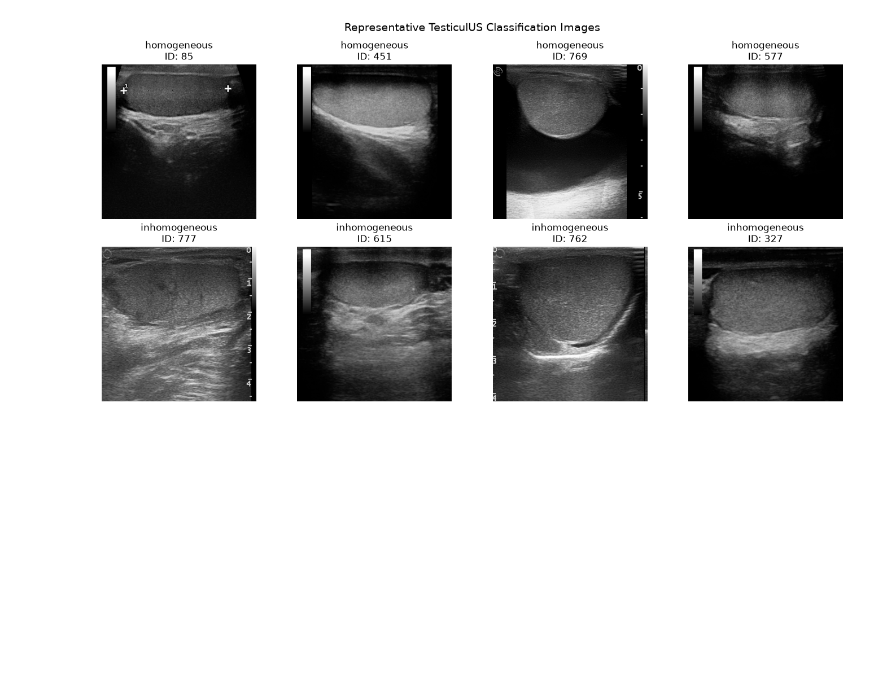
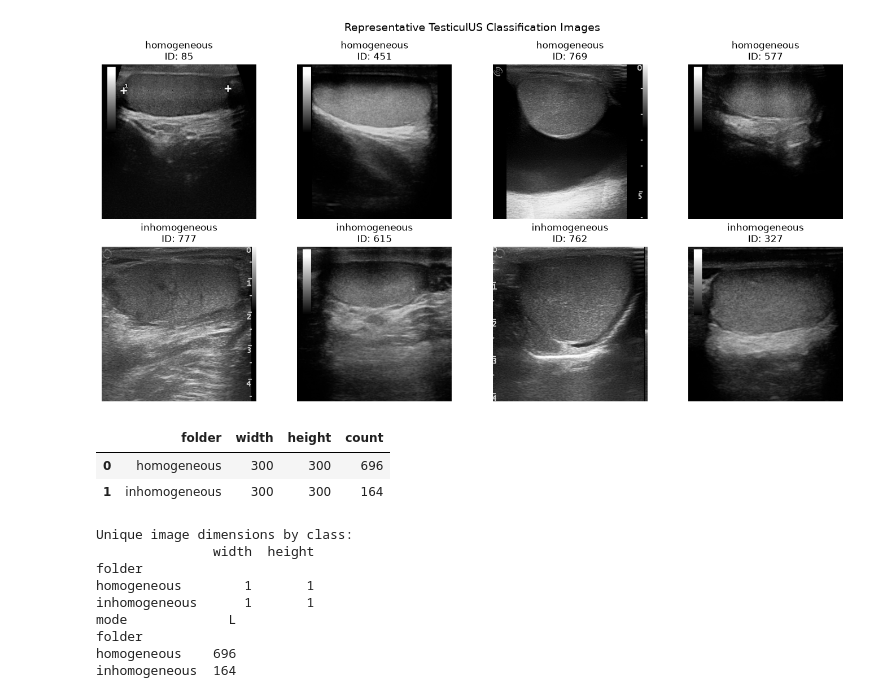
Before and after one commit to mweneh/testiculus-ultrasound-classification, a Jupyter notebook: notebooks/01_data_exploration.ipynb, the cells around one changed output. Drawn from its saved outputs; the diff is of its cells as text; code cells hidden in the pictures; blank space fills up the shorter version.

Commit message:
Examine image dimensions by class

```diff
--- a/notebooks/01_data_exploration.ipynb
+++ b/notebooks/01_data_exploration.ipynb
@@ -190,3 +190,47 @@ plt.tight_layout()
 plt.show()
 # %% [output]
 [figure]
+# %%
+# Examine image dimensions by class
+classification_df = df[df["label"].notna()].copy()
+
+dimension_summary = (
+    classification_df
+    .groupby(["folder", "width", "height"])
+    .size()
+    .reset_index(name="count")
+    .sort_values(
+        ["folder", "count"],
+        ascending=[True, False]
+    )
+)
+
+display(dimension_summary.head(20))
+
+print("\nUnique image dimensions by class:")
+
+print(
+    classification_df
+    .groupby("folder")[["width", "height"]]
+    .nunique()
+)
+# inspect image modes by class
+print(
+    pd.crosstab(
+        classification_df["folder"],
+        classification_df["mode"]
+    )
+)
+# %% [output]
+|  | folder | width | height | count |
+| 0 | homogeneous | 300 | 300 | 696 |
+| 1 | inhomogeneous | 300 | 300 | 164 |
+Unique image dimensions by class:
+               width  height
+folder
+homogeneous        1       1
+inhomogeneous      1       1
+mode             L
+folder
+homogeneous    696
+inhomogeneous  164
```
